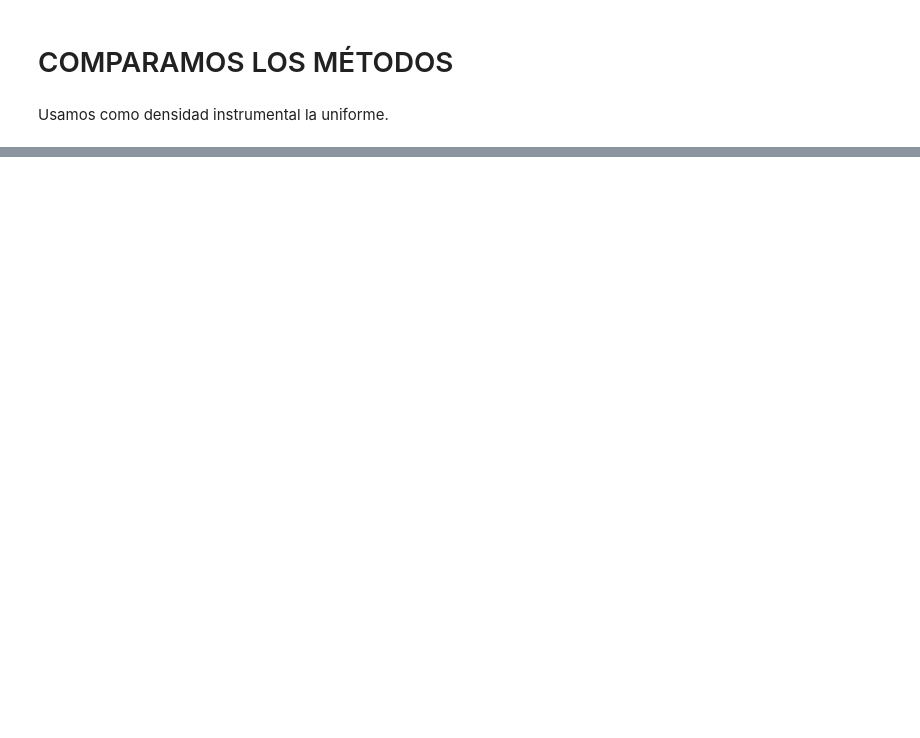
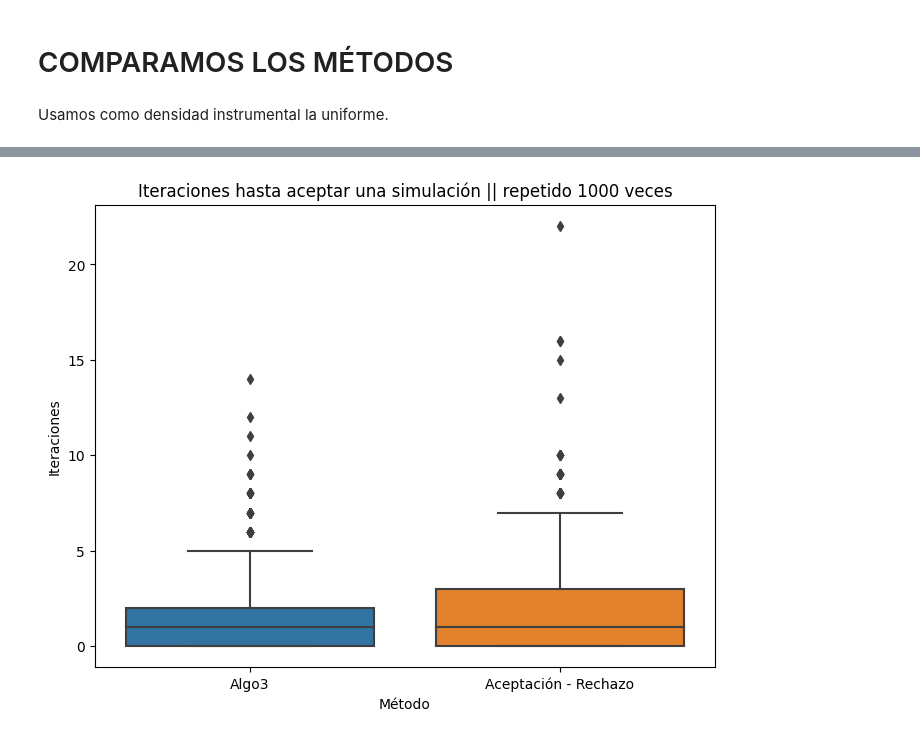
Before and after one commit to AlejandroVillazonG/MAT468, a Jupyter notebook: certamen/P2/P2_c.ipynb, the cells around one changed output, grey strips where cells are left out. Saved outputs shown, nothing was run; the diff lists cells and outputs as text; code cells hidden in the pictures; blank space fills up the shorter version.

```diff
--- a/certamen/P2/P2_c.ipynb
+++ b/certamen/P2/P2_c.ipynb
@@ -141,0 +147,16 @@ plt.show()
+# %%
+repeat = 1000
+
+algo3 = np.array([Algo3(f,g_1,M_1)[1] for _ in range(repeat)])
+ac_re = np.array([aceptacion_rechazo(1,M_1,f,g_1,r=True)[1].shape[0] for _ in range(repeat)])
+
+df_plot = pd.concat((
+    pd.DataFrame({"Iteraciones":algo3,"Método":"Algo3"}),
+    pd.DataFrame({"Iteraciones":ac_re,"Método":"Aceptación - Rechazo"})
+))
+plt.figure(figsize=(8,6))
+sns.boxplot(x = "Método", y = "Iteraciones", data = df_plot)
+plt.title(f"Iteraciones hasta aceptar una simulación || repetido {repeat} veces")
+plt.show()
+# %% [output]
+[figure, added]
```
Also changed, not shown: parts of 8 cells of this notebook.
